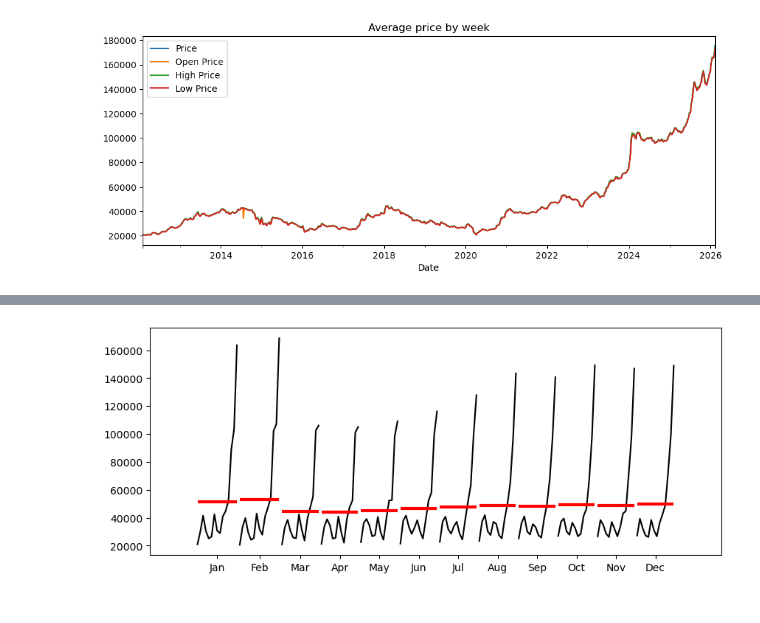
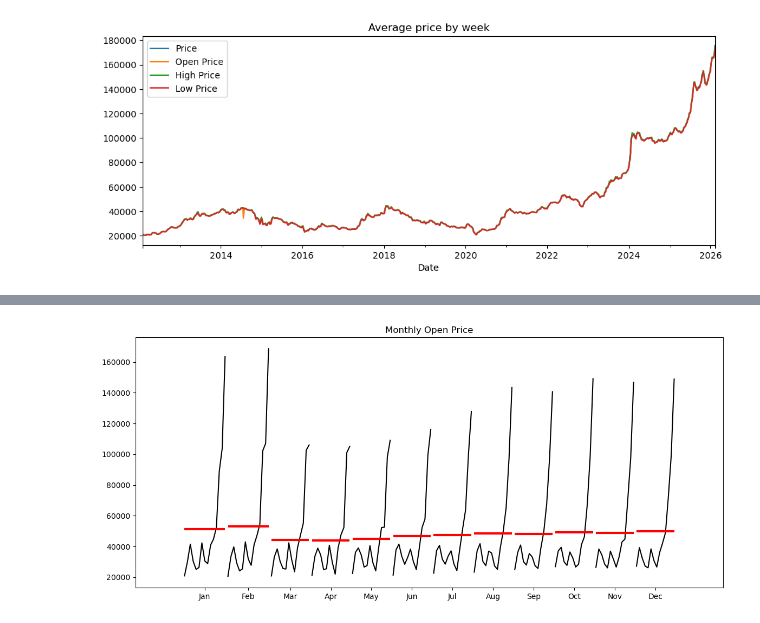
Before and after one commit to steve1-1269/Nigerian-Stock-Exchange-NGX-All-Share-Index, a Jupyter notebook: main.ipynb, the cells around one changed output, grey strips where cells are left out. Cells and saved outputs as stored; diff of their text form; code cells hidden in the pictures.

```diff
--- a/main.ipynb
+++ b/main.ipynb
@@ -54,3 +49,5 @@ df.drop(columns='Vol.', inplace=True)
+# %%
+df=df.rename(columns={'Price': 'y'})
 # %%
 df.head()
 # %% [output]
@@ -62,7 +59,7 @@ df.head()
 | 2026-02-05 | 170,005.36 | 168,040.80 | 170,052.27 | 168,032.50 | 1.18% |
 | 2026-02-04 | 168,030.19 | 165,901.56 | 168,037.55 | 165,901.56 | 1.28% |
 # %%
-col= ['Price', 'Open', 'High', 'Low', ]
+col= ['y', 'Open', 'High', 'Low', ]
 for col in col:
   df[col]= df[col].str.replace(',','').astype('float64')
 # %%
@@ -131,5 +128,5 @@ df.dropna(inplace=True)
 # %%
-df.sort_values('Date', ascending=False, inplace=True)
+df.sort_values('Date', inplace=True)
 # %%
 df.head()
 # %% [output]
@@ -142,0 +140,2 @@ df.head()
+# %%
+df.index = pd.to_datetime(df.index)
@@ -216,7 +228,9 @@ plt.show()
 # %%
 
-month_plot(df.Open.resample('ME').mean()).set_size_inches(10,4)
+month_plot(df.Open.resample('ME').mean()).set_size_inches(14,6)
 
+
+plt.title('Monthly Open Price')
 plt.show()
 # %% [output]
-[figure, old version]
+[figure, new version]
```
Also changed, not shown: parts of 51 cells of this notebook.
